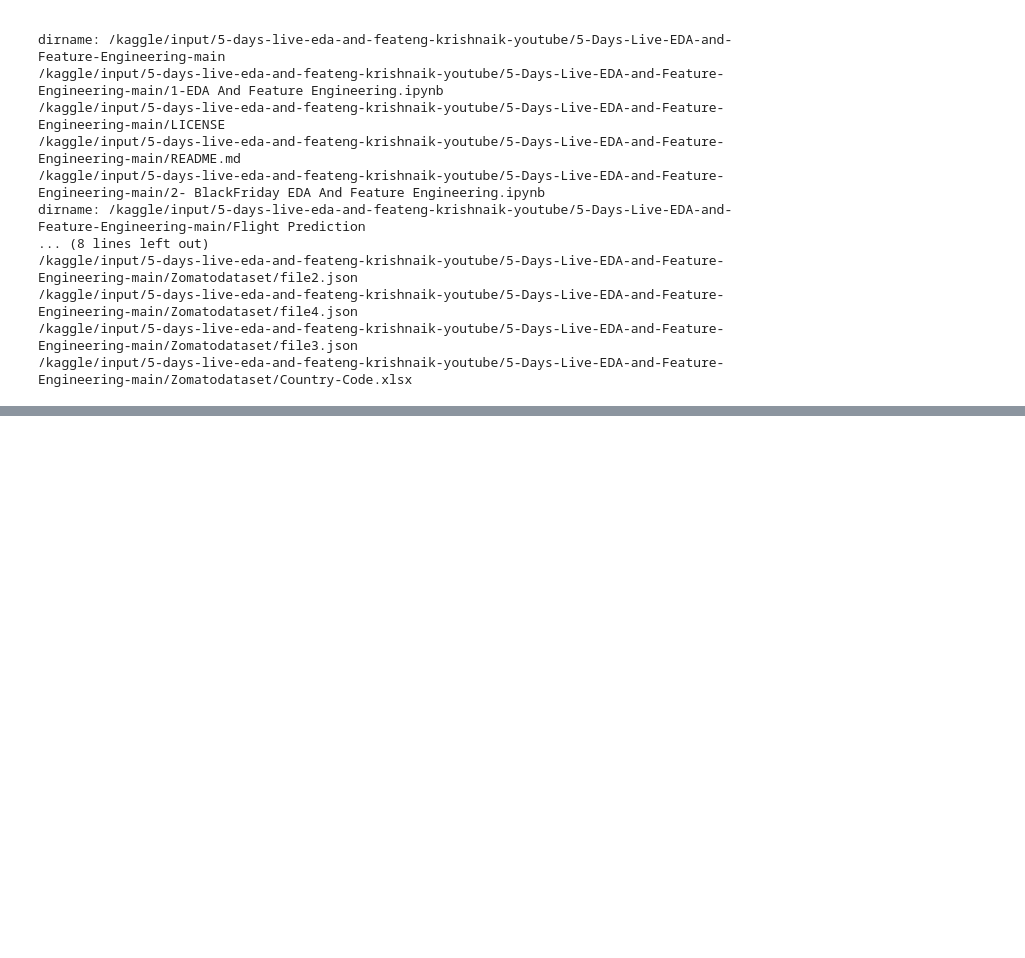
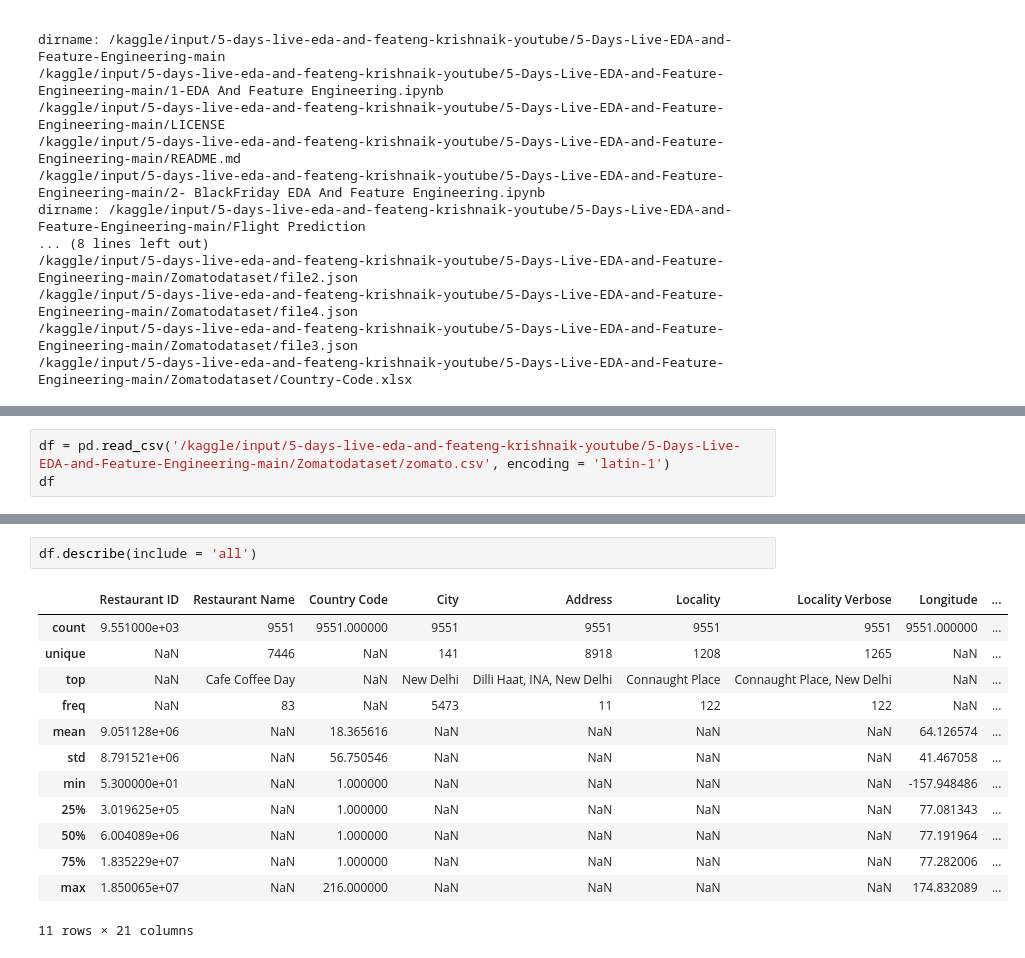
Before and after one commit to Omni-HuB/KrishNaik_Youtube_5DayLive_EDA_And_Feature_Engineering, a Jupyter notebook: zomato-EDA-5day-live-krish-naik-youtube.ipynb, the cells around one changed output, grey strips where cells are left out. Drawn from its saved outputs; the diff is of its cells as text; blank space fills up the shorter version.

Commit message:
Kaggle Notebook | Zomato_EDA_5Day_Live_krish_Naik_Youtube | basic EDA v1

```diff
--- a/zomato-EDA-5day-live-krish-naik-youtube.ipynb
+++ b/zomato-EDA-5day-live-krish-naik-youtube.ipynb
@@ -44,0 +51,3 @@ dirname: /kaggle/input/5-days-live-eda-and-feateng-krishnaik-youtube/5-Days-Live
+# %%
+df = pd.read_csv('/kaggle/input/5-days-live-eda-and-feateng-krishnaik-youtube/5-Days-Live-EDA-and-Feature-Engineering-main/Zomatodataset/zomato.csv', encoding = 'latin-1')
+df
@@ -44,0 +114,16 @@ dirname: /kaggle/input/5-days-live-eda-and-feateng-krishnaik-youtube/5-Days-Live
+# %%
+df.describe(include = 'all')
+# %% [output]
+|  | Restaurant ID | Restaurant Name | Country Code | City | Address | Locality | Locality Verbose | Longitude | ... |
+| count | 9.551000e+03 | 9551 | 9551.000000 | 9551 | 9551 | 9551 | 9551 | 9551.000000 | ... |
+| unique | NaN | 7446 | NaN | 141 | 8918 | 1208 | 1265 | NaN | ... |
+| top | NaN | Cafe Coffee Day | NaN | New Delhi | Dilli Haat, INA, New Delhi | Connaught Place | Connaught Place, New Delhi | NaN | ... |
+| freq | NaN | 83 | NaN | 5473 | 11 | 122 | 122 | NaN | ... |
+| mean | 9.051128e+06 | NaN | 18.365616 | NaN | NaN | NaN | NaN | 64.126574 | ... |
+| std | 8.791521e+06 | NaN | 56.750546 | NaN | NaN | NaN | NaN | 41.467058 | ... |
+| min | 5.300000e+01 | NaN | 1.000000 | NaN | NaN | NaN | NaN | -157.948486 | ... |
+| 25% | 3.019625e+05 | NaN | 1.000000 | NaN | NaN | NaN | NaN | 77.081343 | ... |
+| 50% | 6.004089e+06 | NaN | 1.000000 | NaN | NaN | NaN | NaN | 77.191964 | ... |
+| 75% | 1.835229e+07 | NaN | 1.000000 | NaN | NaN | NaN | NaN | 77.282006 | ... |
+| max | 1.850065e+07 | NaN | 216.000000 | NaN | NaN | NaN | NaN | 174.832089 | ... |
+11 rows × 21 columns
```
Also changed, not shown: parts of 18 cells of this notebook.
